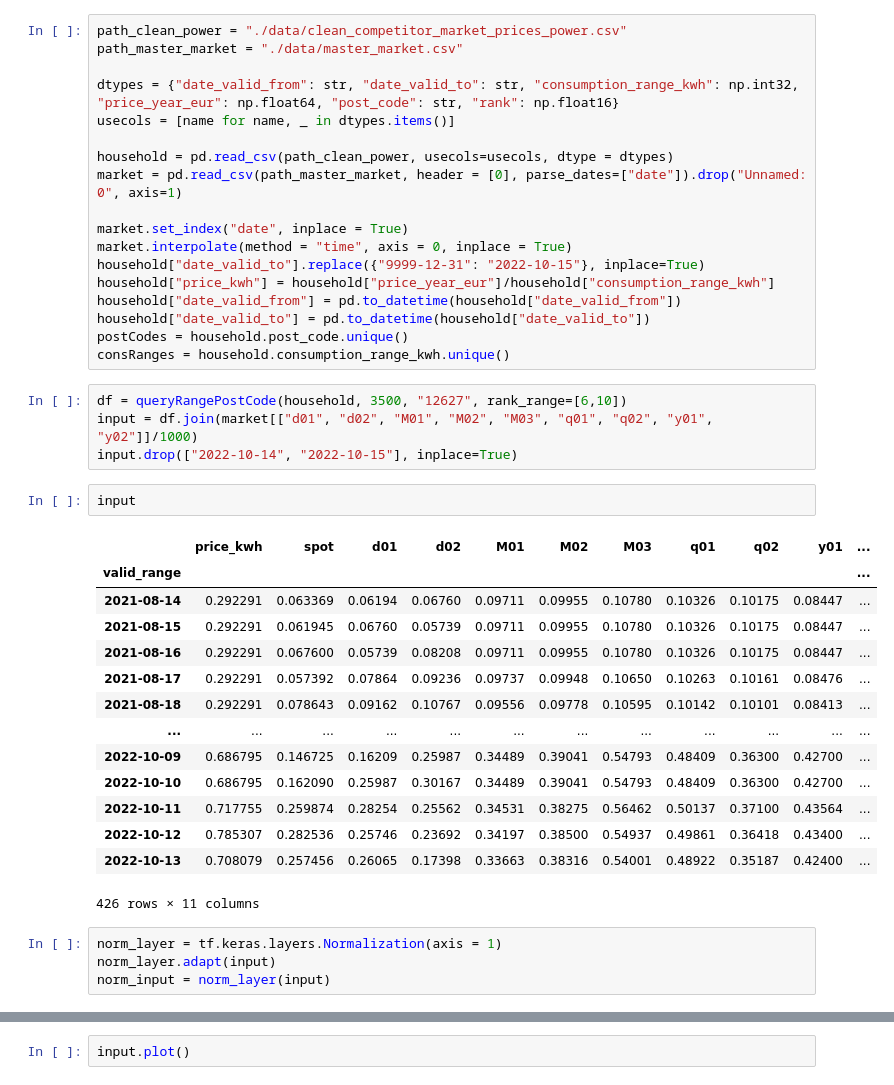
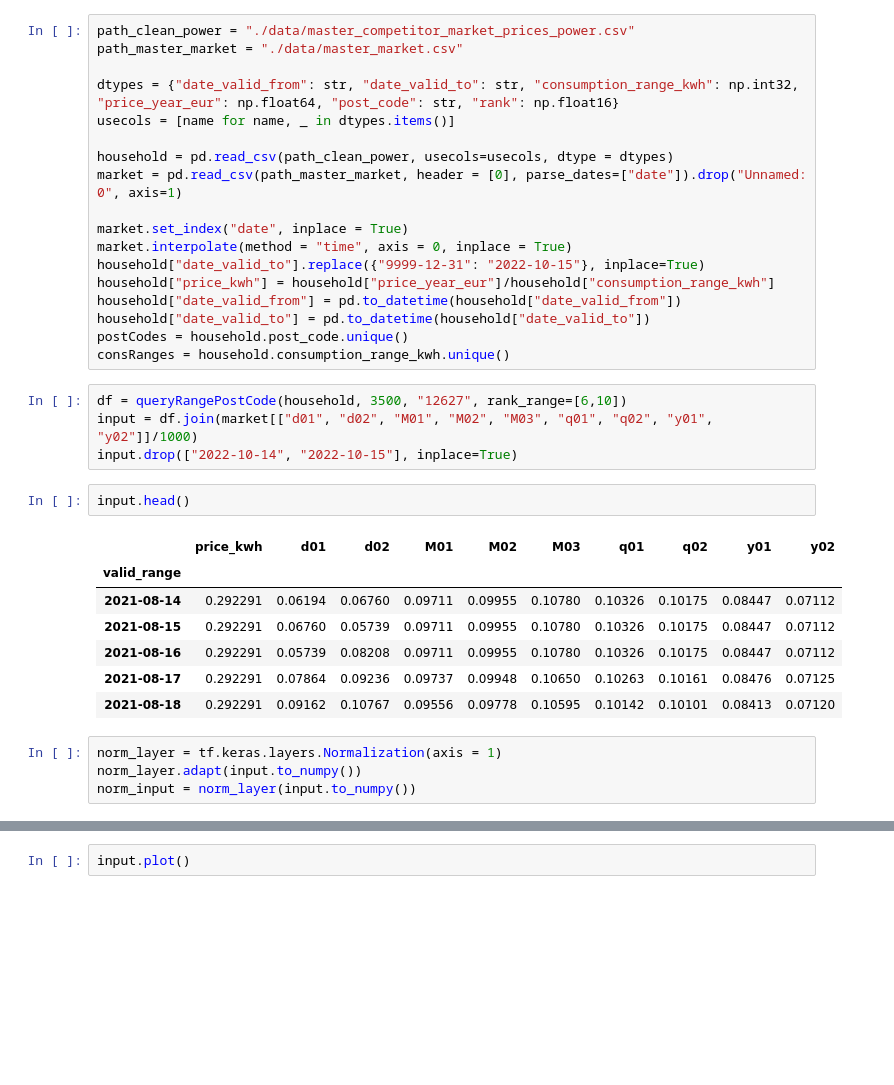
Before and after one commit to michael-fuest/DAiA-EON, a Jupyter notebook: model_performance2.ipynb, the cells around one changed output, grey strips where cells are left out. Drawn from its saved outputs; the diff is of its cells as text; blank space fills up the shorter version.

```diff
--- a/model_performance2.ipynb
+++ b/model_performance2.ipynb
@@ -25,7 +28,7 @@ def queryRangePostCode(df_power, consumption_range_kwh = 2000, post_code = "8173
         res = res.groupby('valid_range').agg({'price_kwh':'mean'})
     return res
 # %%
-path_clean_power = "./data/clean_competitor_market_prices_power.csv"
+path_clean_power = "./data/master_competitor_market_prices_power.csv"
 path_master_market = "./data/master_market.csv"
 
 dtypes = {"date_valid_from": str, "date_valid_to": str, "consumption_range_kwh": np.int32, "price_year_eur": np.float64, "post_code": str, "rank": np.float16}
@@ -47,23 +50,16 @@ df = queryRangePostCode(household, 3500, "12627", rank_range=[6,10])
 input = df.join(market[["d01", "d02", "M01", "M02", "M03", "q01", "q02", "y01", "y02"]]/1000)
 input.drop(["2022-10-14", "2022-10-15"], inplace=True)
 # %%
-input
+input.head()
 # %% [output]
-|  | price_kwh | spot | d01 | d02 | M01 | M02 | M03 | q01 | q02 | y01 | ... |
-| valid_range |  |  |  |  |  |  |  |  |  |  | ... |
-| 2021-08-14 | 0.292291 | 0.063369 | 0.06194 | 0.06760 | 0.09711 | 0.09955 | 0.10780 | 0.10326 | 0.10175 | 0.08447 | ... |
-| 2021-08-15 | 0.292291 | 0.061945 | 0.06760 | 0.05739 | 0.09711 | 0.09955 | 0.10780 | 0.10326 | 0.10175 | 0.08447 | ... |
-| 2021-08-16 | 0.292291 | 0.067600 | 0.05739 | 0.08208 | 0.09711 | 0.09955 | 0.10780 | 0.10326 | 0.10175 | 0.08447 | ... |
-| 2021-08-17 | 0.292291 | 0.057392 | 0.07864 | 0.09236 | 0.09737 | 0.09948 | 0.10650 | 0.10263 | 0.10161 | 0.08476 | ... |
-| 2021-08-18 | 0.292291 | 0.078643 | 0.09162 | 0.10767 | 0.09556 | 0.09778 | 0.10595 | 0.10142 | 0.10101 | 0.08413 | ... |
-| ... | ... | ... | ... | ... | ... | ... | ... | ... | ... | ... | ... |
-| 2022-10-09 | 0.686795 | 0.146725 | 0.16209 | 0.25987 | 0.34489 | 0.39041 | 0.54793 | 0.48409 | 0.36300 | 0.42700 | ... |
-| 2022-10-10 | 0.686795 | 0.162090 | 0.25987 | 0.30167 | 0.34489 | 0.39041 | 0.54793 | 0.48409 | 0.36300 | 0.42700 | ... |
-| 2022-10-11 | 0.717755 | 0.259874 | 0.28254 | 0.25562 | 0.34531 | 0.38275 | 0.56462 | 0.50137 | 0.37100 | 0.43564 | ... |
-| 2022-10-12 | 0.785307 | 0.282536 | 0.25746 | 0.23692 | 0.34197 | 0.38500 | 0.54937 | 0.49861 | 0.36418 | 0.43400 | ... |
-| 2022-10-13 | 0.708079 | 0.257456 | 0.26065 | 0.17398 | 0.33663 | 0.38316 | 0.54001 | 0.48922 | 0.35187 | 0.42400 | ... |
+|  | price_kwh | d01 | d02 | M01 | M02 | M03 | q01 | q02 | y01 | y02 |
+| valid_range |  |  |  |  |  |  |  |  |  |  |
+| 2021-08-14 | 0.292291 | 0.06194 | 0.06760 | 0.09711 | 0.09955 | 0.10780 | 0.10326 | 0.10175 | 0.08447 | 0.07112 |
+| 2021-08-15 | 0.292291 | 0.06760 | 0.05739 | 0.09711 | 0.09955 | 0.10780 | 0.10326 | 0.10175 | 0.08447 | 0.07112 |
+| 2021-08-16 | 0.292291 | 0.05739 | 0.08208 | 0.09711 | 0.09955 | 0.10780 | 0.10326 | 0.10175 | 0.08447 | 0.07112 |
+| 2021-08-17 | 0.292291 | 0.07864 | 0.09236 | 0.09737 | 0.09948 | 0.10650 | 0.10263 | 0.10161 | 0.08476 | 0.07125 |
+| 2021-08-18 | 0.292291 | 0.09162 | 0.10767 | 0.09556 | 0.09778 | 0.10595 | 0.10142 | 0.10101 | 0.08413 | 0.07120 |
-426 rows × 11 columns
 # %%
 norm_layer = tf.keras.layers.Normalization(axis = 1)
-norm_layer.adapt(input)
-norm_input = norm_layer(input)
+norm_layer.adapt(input.to_numpy())
+norm_input = norm_layer(input.to_numpy())
```
Also changed, not shown: parts of 38 cells of this notebook, 1 other file.
